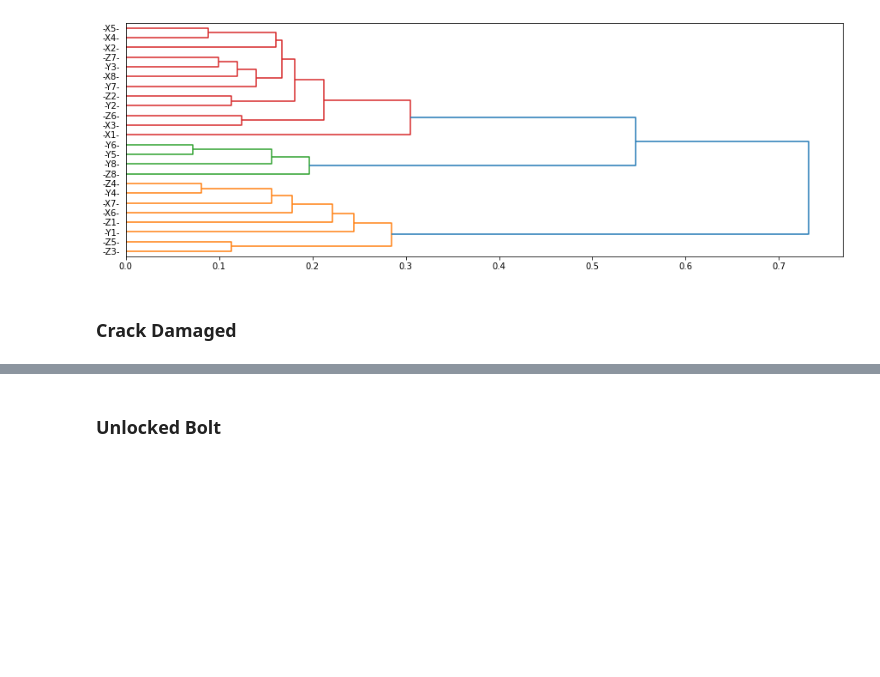
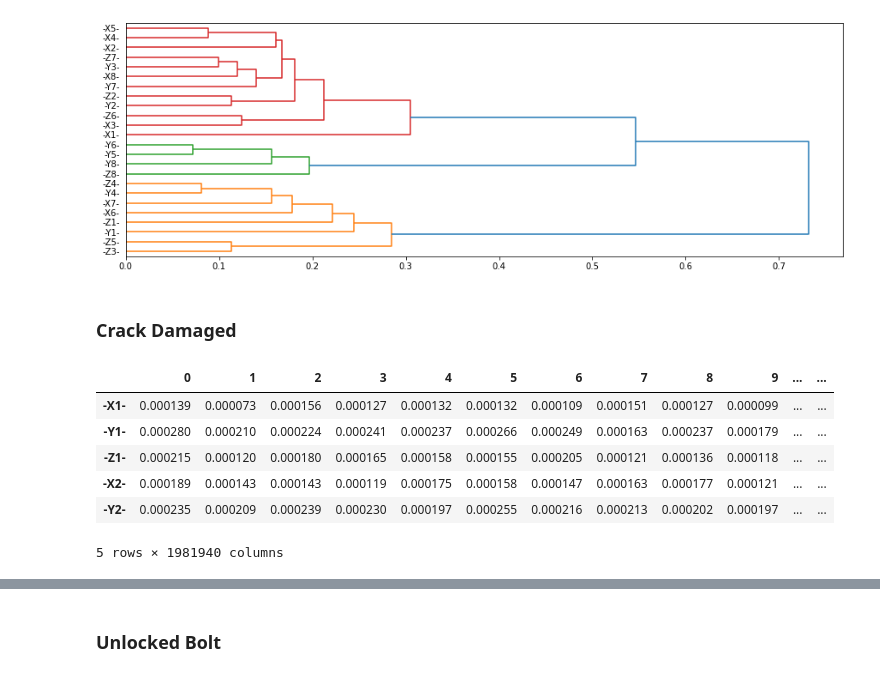
Before and after one commit to felgcoll/Exploratoria_Datase_turbinas, a Jupyter notebook: Dendograma.ipynb, the cells around one changed output, grey strips where cells are left out. Saved outputs shown, nothing was run; the diff lists cells and outputs as text; code cells hidden in the pictures; blank space fills up the shorter version.

```diff
--- a/Dendograma.ipynb
+++ b/Dendograma.ipynb
@@ -61,3 +61,15 @@ dn = dendrogram(Z, labels = hb.index ,orientation='right')
 [figure]
 # %% [markdown]
 ### Crack Damaged
+# %%
+hb = pd.read_csv('/home/bryan/Escritorio/Paper/Prueba1/CDB.csv').iloc[:,1:]
+hb = hb.transpose()
+hb.head()
+# %% [output]
+|  | 0 | 1 | 2 | 3 | 4 | 5 | 6 | 7 | 8 | 9 | ... | ... |
+| -X1- | 0.000139 | 0.000073 | 0.000156 | 0.000127 | 0.000132 | 0.000132 | 0.000109 | 0.000151 | 0.000127 | 0.000099 | ... | ... |
+| -Y1- | 0.000280 | 0.000210 | 0.000224 | 0.000241 | 0.000237 | 0.000266 | 0.000249 | 0.000163 | 0.000237 | 0.000179 | ... | ... |
+| -Z1- | 0.000215 | 0.000120 | 0.000180 | 0.000165 | 0.000158 | 0.000155 | 0.000205 | 0.000121 | 0.000136 | 0.000118 | ... | ... |
+| -X2- | 0.000189 | 0.000143 | 0.000143 | 0.000119 | 0.000175 | 0.000158 | 0.000147 | 0.000163 | 0.000177 | 0.000121 | ... | ... |
+| -Y2- | 0.000235 | 0.000209 | 0.000239 | 0.000230 | 0.000197 | 0.000255 | 0.000216 | 0.000213 | 0.000202 | 0.000197 | ... | ... |
+5 rows × 1981940 columns
```
Also changed, not shown: parts of 3 cells of this notebook.
